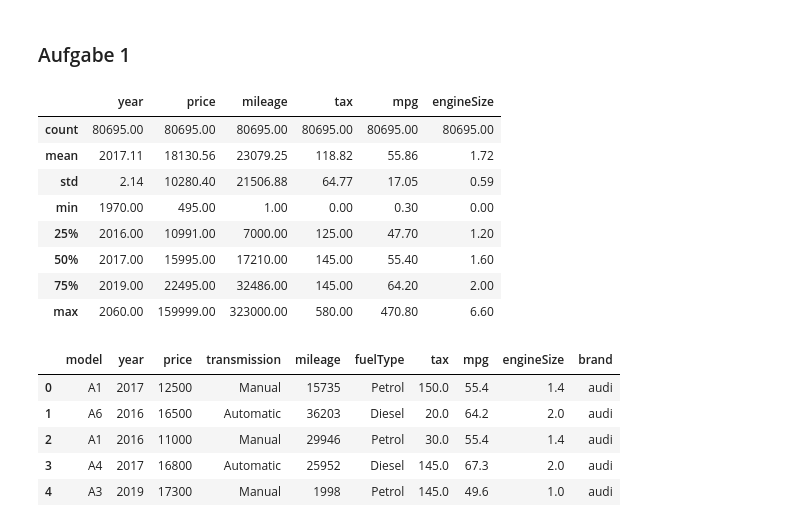
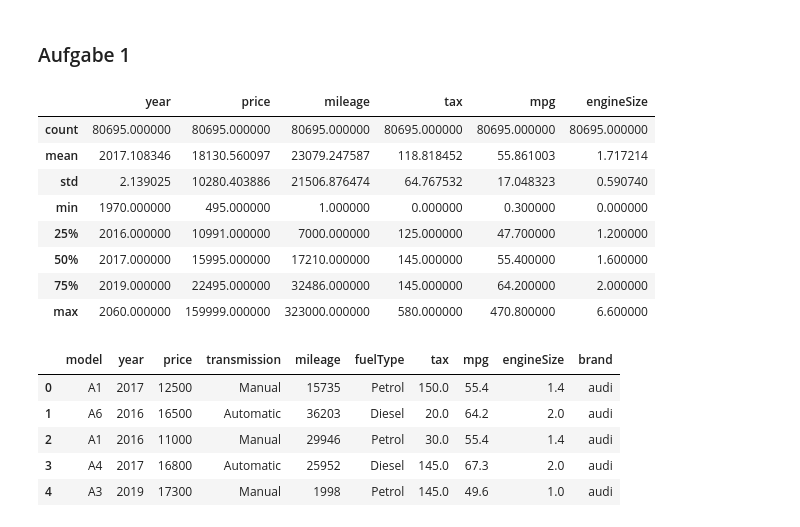
Before and after one commit to Kaetherine/BI-Uebungsblaetter, a Jupyter notebook: LE2/BI23_Uebungsblatt_LE2_ML.ipynb, the cells around one changed output. Saved outputs shown, nothing was run; the diff lists cells and outputs as text; code cells hidden in the pictures.

```diff
--- a/LE2/BI23_Uebungsblatt_LE2_ML.ipynb
+++ b/LE2/BI23_Uebungsblatt_LE2_ML.ipynb
@@ -401,21 +412,21 @@ Im Order "data" befindet sich der Datensatz eurer Tante. Nehmt diesen als Basis
 ### Aufgabe 1
 # %%
 # Laded die Datei "car_sales.csv" in ein DataFrame
-data_path = 'data/car_sales.csv'
+data_path = 'https://raw.githubusercontent.com/Kaetherine/BI-Uebungsblaetter/main/LE2/data/car_sales.csv'
 car_data = pd.read_csv(data_path, index_col=0).drop(columns=["index"])
 car_data = car_data.dropna(axis=0)
 
 # Statistische Zusammenfassung der Daten
-# INSERT CODE HERE
+car_data.describe()
 # %% [output]
 |  | year | price | mileage | tax | mpg | engineSize |
-| count | 80695.00 | 80695.00 | 80695.00 | 80695.00 | 80695.00 | 80695.00 |
-| mean | 2017.11 | 18130.56 | 23079.25 | 118.82 | 55.86 | 1.72 |
-| std | 2.14 | 10280.40 | 21506.88 | 64.77 | 17.05 | 0.59 |
-| min | 1970.00 | 495.00 | 1.00 | 0.00 | 0.30 | 0.00 |
-| 25% | 2016.00 | 10991.00 | 7000.00 | 125.00 | 47.70 | 1.20 |
-| 50% | 2017.00 | 15995.00 | 17210.00 | 145.00 | 55.40 | 1.60 |
-| 75% | 2019.00 | 22495.00 | 32486.00 | 145.00 | 64.20 | 2.00 |
-| max | 2060.00 | 159999.00 | 323000.00 | 580.00 | 470.80 | 6.60 |
+| count | 80695.000000 | 80695.000000 | 80695.000000 | 80695.000000 | 80695.000000 | 80695.000000 |
+| mean | 2017.108346 | 18130.560097 | 23079.247587 | 118.818452 | 55.861003 | 1.717214 |
+| std | 2.139025 | 10280.403886 | 21506.876474 | 64.767532 | 17.048323 | 0.590740 |
+| min | 1970.000000 | 495.000000 | 1.000000 | 0.000000 | 0.300000 | 0.000000 |
+| 25% | 2016.000000 | 10991.000000 | 7000.000000 | 125.000000 | 47.700000 | 1.200000 |
+| 50% | 2017.000000 | 15995.000000 | 17210.000000 | 145.000000 | 55.400000 | 1.600000 |
+| 75% | 2019.000000 | 22495.000000 | 32486.000000 | 145.000000 | 64.200000 | 2.000000 |
+| max | 2060.000000 | 159999.000000 | 323000.000000 | 580.000000 | 470.800000 | 6.600000 |
 # %%
 # Lasst euch die ersten 5 Zeilen des DataFrames car_data anzeigen
```
Also changed, not shown: parts of 19 cells of this notebook.
